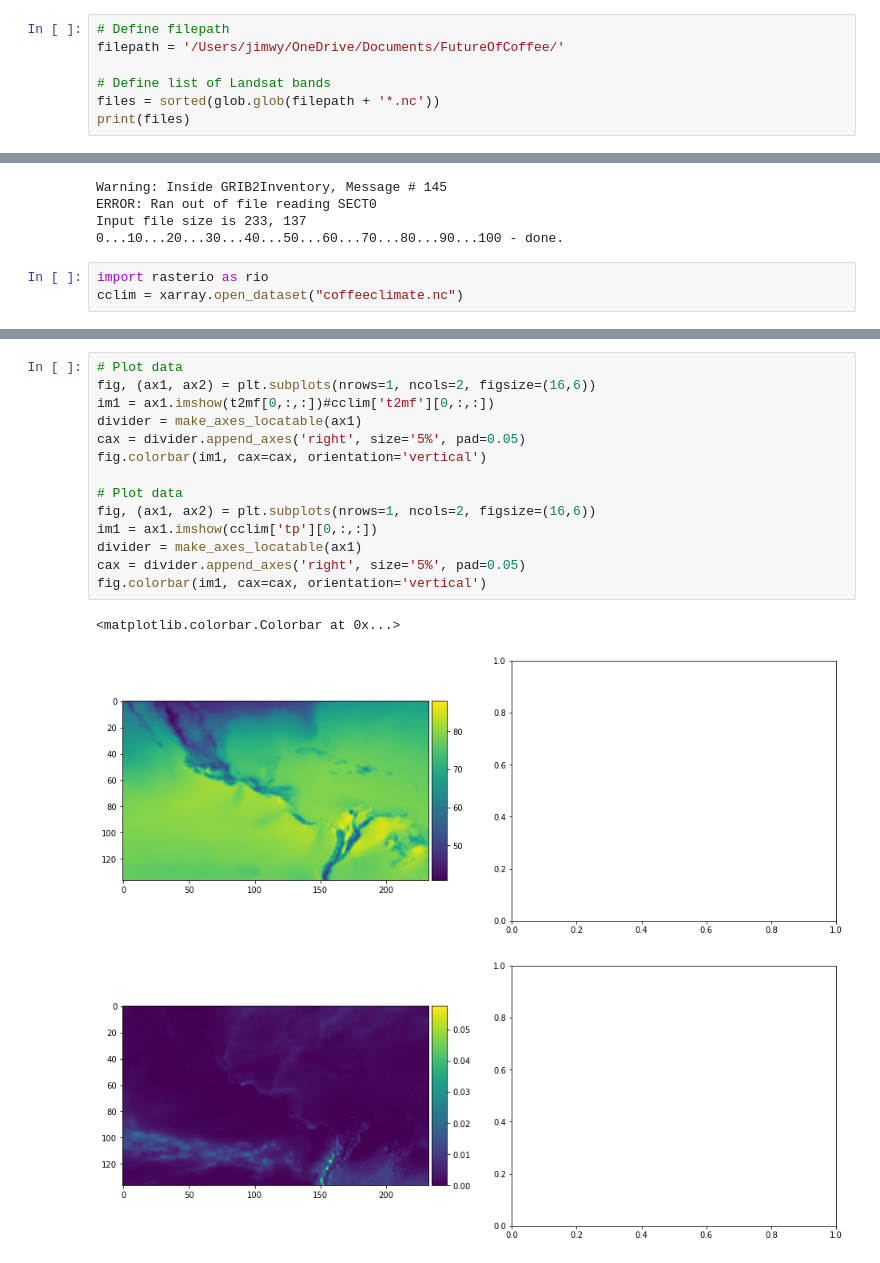
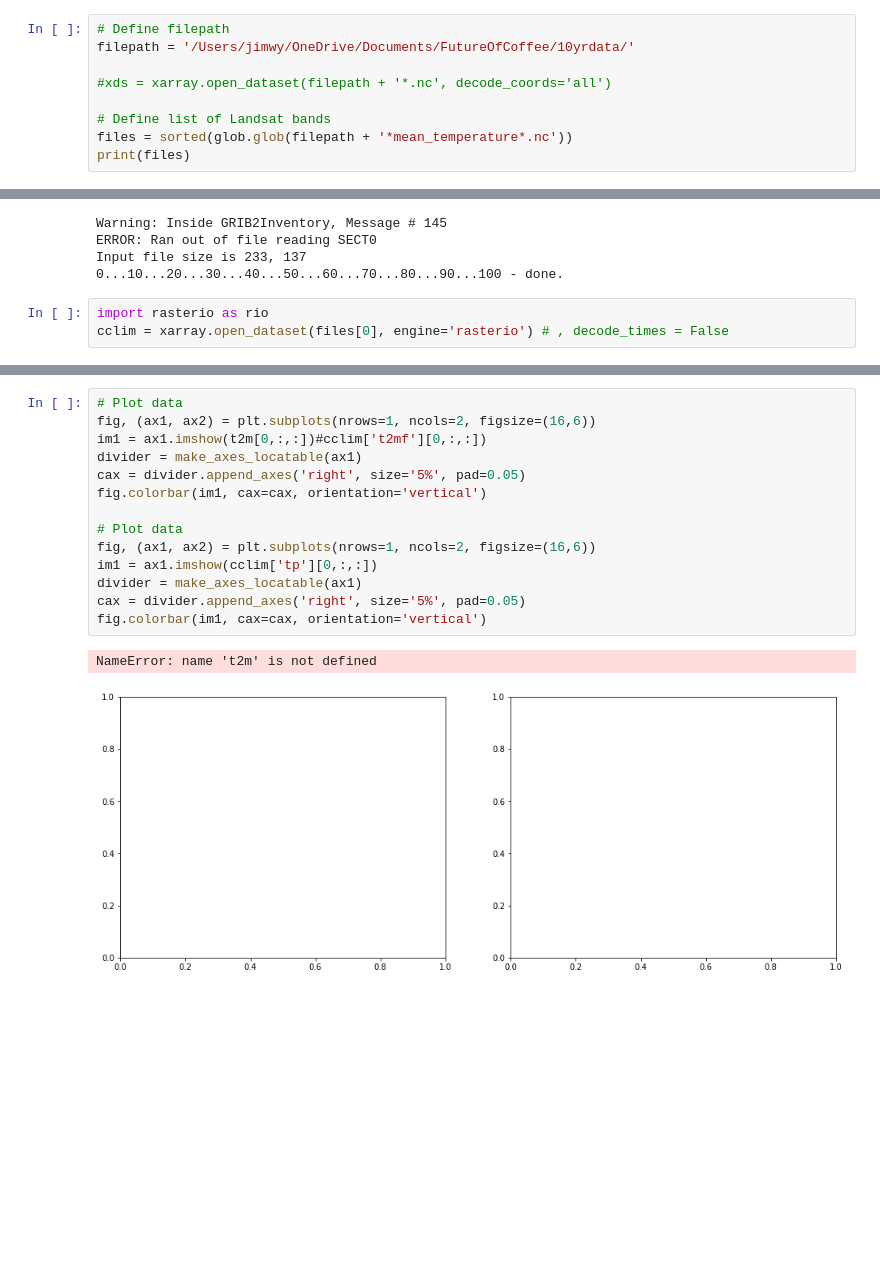
Before and after one commit to jwynneuo/FutureOfCoffee, a Jupyter notebook: Coffeeproj.ipynb, the cells around one changed output, grey strips where cells are left out. Saved outputs shown, nothing was run; the diff lists cells and outputs as text; blank space fills up the shorter version.

```diff
--- a/Coffeeproj.ipynb
+++ b/Coffeeproj.ipynb
@@ -12,8 +14,10 @@ import xarray
 # %%
 # Define filepath
-filepath = '/Users/jimwy/OneDrive/Documents/FutureOfCoffee/'
+filepath = '/Users/jimwy/OneDrive/Documents/FutureOfCoffee/10yrdata/'
+
+#xds = xarray.open_dataset(filepath + '*.nc', decode_coords='all')
 
 # Define list of Landsat bands
-files = sorted(glob.glob(filepath + '*.nc'))
+files = sorted(glob.glob(filepath + '*mean_temperature*.nc'))
 print(files)
 # %% [output]
@@ -27,4 +31,4 @@ Input file size is 233, 137
 0...10...20...30...40...50...60...70...80...90...100 - done.
 # %%
 import rasterio as rio
-cclim = xarray.open_dataset("coffeeclimate.nc")
+cclim = xarray.open_dataset(files[0], engine='rasterio') # , decode_times = False
@@ -68,19 +73,18 @@ Coordinates:
 # %%
 # Plot data
 fig, (ax1, ax2) = plt.subplots(nrows=1, ncols=2, figsize=(16,6))
-im1 = ax1.imshow(t2mf[0,:,:])#cclim['t2mf'][0,:,:])
+im1 = ax1.imshow(t2m[0,:,:])#cclim['t2mf'][0,:,:])
 divider = make_axes_locatable(ax1)
 cax = divider.append_axes('right', size='5%', pad=0.05)
 fig.colorbar(im1, cax=cax, orientation='vertical')
 
 # Plot data
 fig, (ax1, ax2) = plt.subplots(nrows=1, ncols=2, figsize=(16,6))
 im1 = ax1.imshow(cclim['tp'][0,:,:])
 divider = make_axes_locatable(ax1)
 cax = divider.append_axes('right', size='5%', pad=0.05)
 fig.colorbar(im1, cax=cax, orientation='vertical')
 # %% [output]
-<matplotlib.colorbar.Colorbar at 0x...>
+NameError: name 't2m' is not defined
-[figure, old version]
+[figure, new version]
-[figure, removed]
 # %%
```
Also changed, not shown: parts of 18 cells of this notebook, 2 other files.
